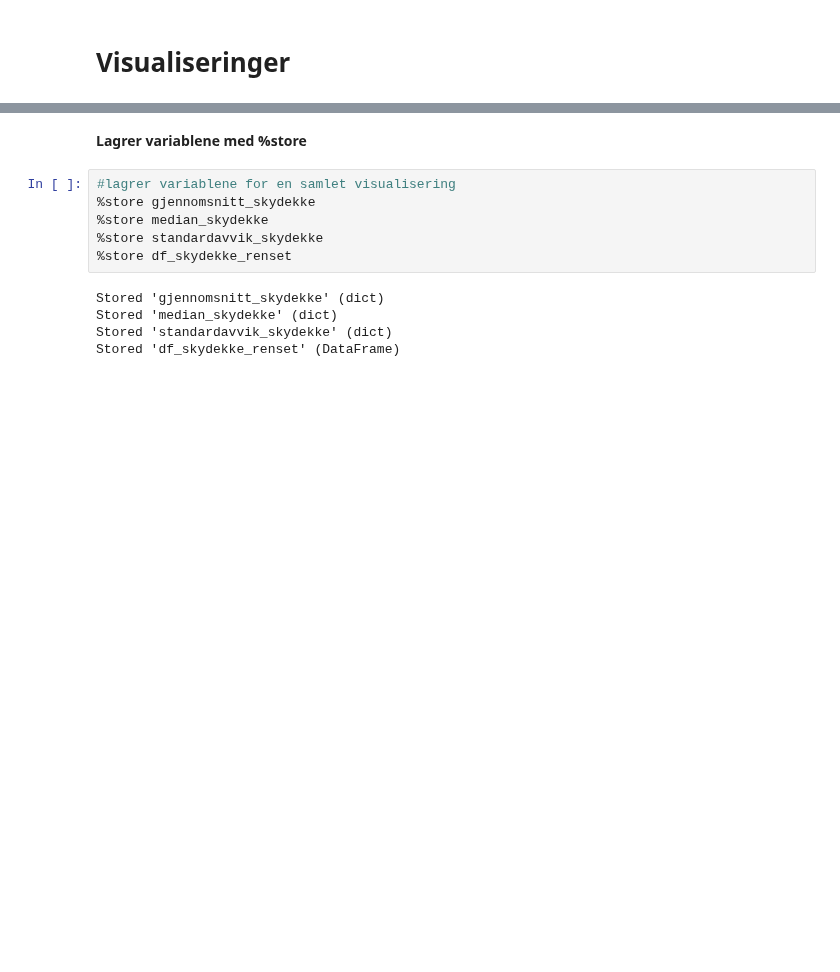
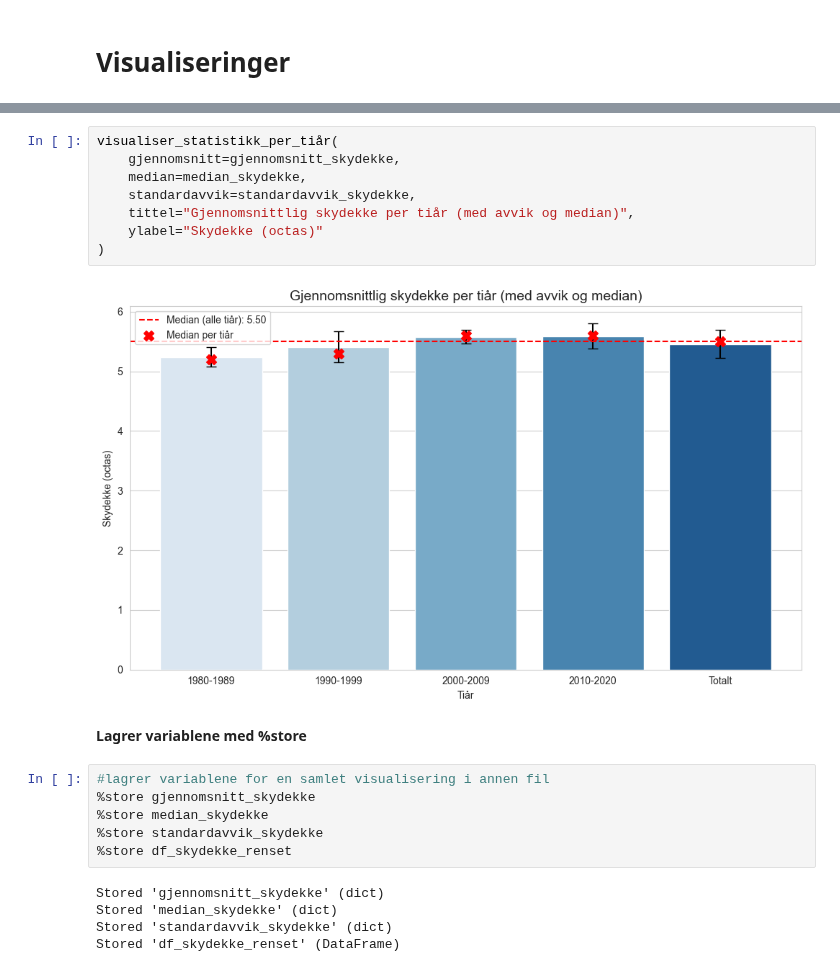
Before and after one commit to hannahnygard/TDT4114-milj.dataanalyse, a Jupyter notebook: proj_environment-main/notebooks/skydekke.ipynb, the cells around one changed output, grey strips where cells are left out. Drawn from its saved outputs; the diff is of its cells as text; blank space fills up the shorter version.

```diff
--- a/proj_environment-main/notebooks/skydekke.ipynb
+++ b/proj_environment-main/notebooks/skydekke.ipynb
@@ -209,7 +148,17 @@ plt.show()
+# %%
+visualiser_statistikk_per_tiår(
+    gjennomsnitt=gjennomsnitt_skydekke,
+    median=median_skydekke,
+    standardavvik=standardavvik_skydekke,
+    tittel="Gjennomsnittlig skydekke per tiår (med avvik og median)",
+    ylabel="Skydekke (octas)"
+)
+# %% [output]
+[figure, added]
 # %% [markdown]
 **Lagrer variablene med %store**
 # %%
-#lagrer variablene for en samlet visualisering
+#lagrer variablene for en samlet visualisering i annen fil
 %store gjennomsnitt_skydekke
 %store median_skydekke
 %store standardavvik_skydekke
```
Also changed, not shown: parts of 6 cells of this notebook, 4 other files.
